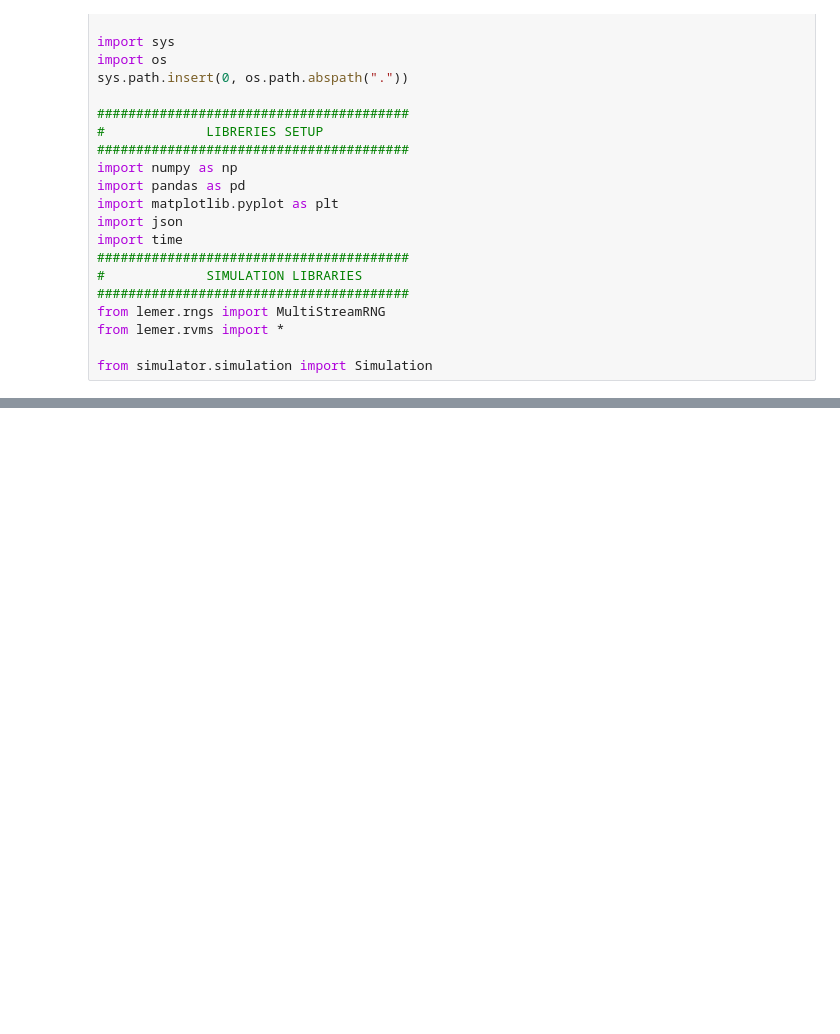
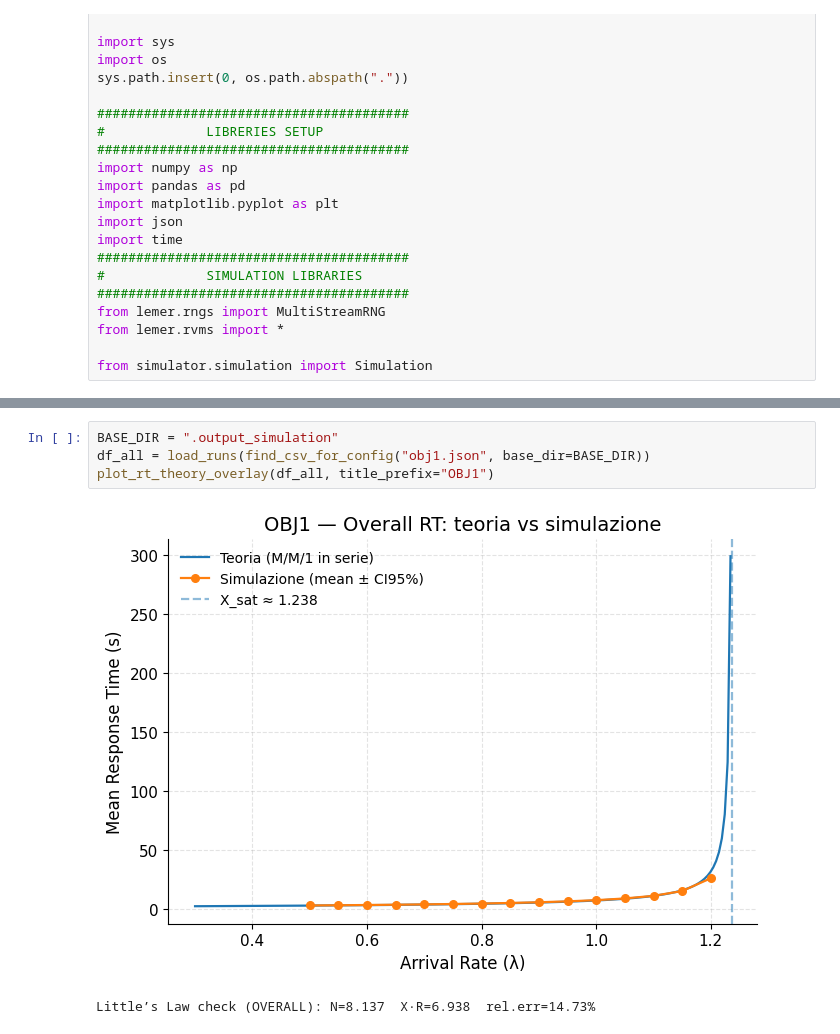
Before and after one commit to Dissan97/PMCNS-PROJECT, a Jupyter notebook: Project.ipynb, the cells around one changed output, grey strips where cells are left out. Cells and saved outputs as stored; diff of their text form; blank space fills up the shorter version.

```diff
--- a/Project.ipynb
+++ b/Project.ipynb
@@ -91,0 +515,7 @@ simulation 15/15 with arrival rate 1.2 completed. 19.794 seconds
+# %%
+BASE_DIR = ".output_simulation"
+df_all = load_runs(find_csv_for_config("obj1.json", base_dir=BASE_DIR))
+plot_rt_theory_overlay(df_all, title_prefix="OBJ1")
+# %% [output]
+[figure, added]
+Little’s Law check (OVERALL): N=8.137  X·R=6.938  rel.err=14.73%
```
Also changed, not shown: parts of 21 cells of this notebook, 2 other files.
